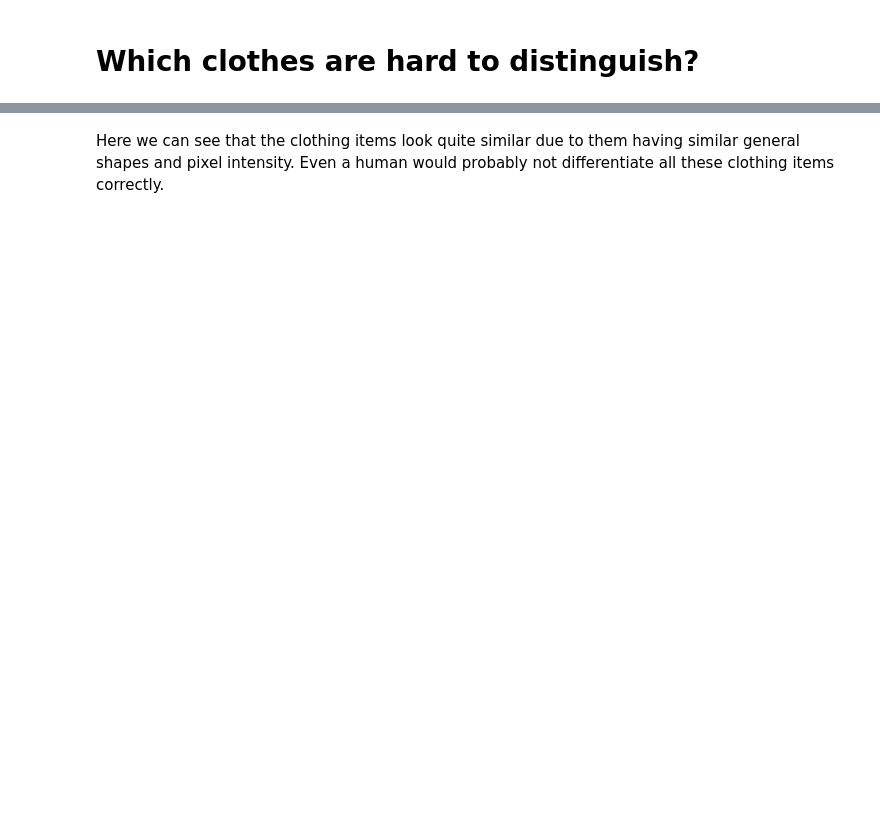
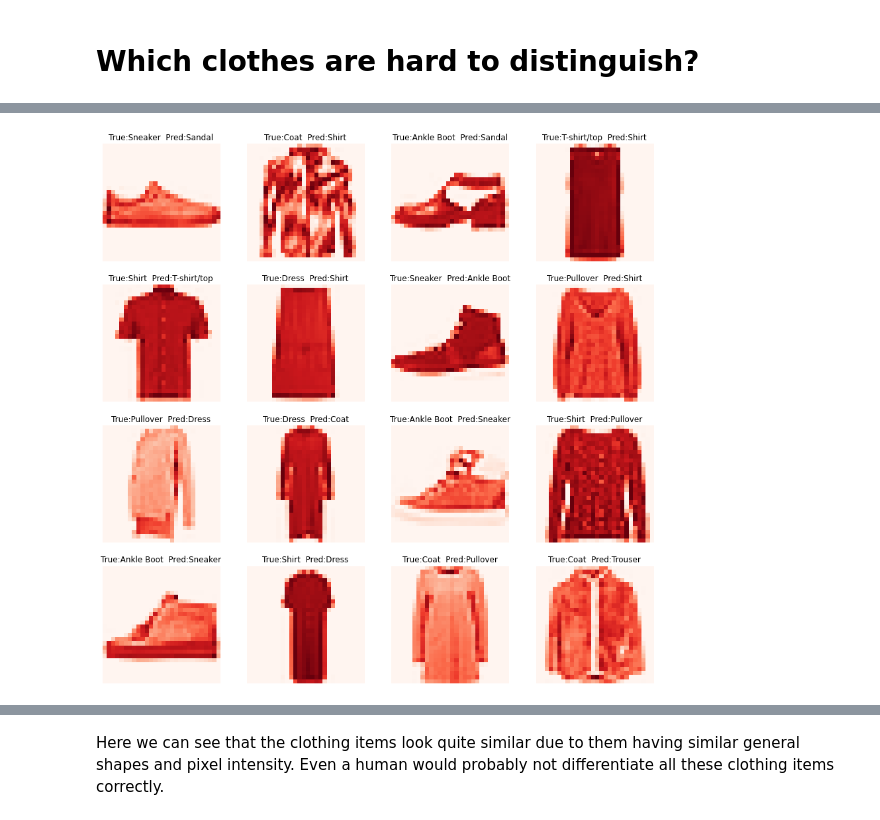
Before and after one commit to JLechuga94/Machine-Learning, a Jupyter notebook: notebook12_dm_fashion_mnist.ipynb, the cells around one changed output, grey strips where cells are left out. Drawn from its saved outputs; the diff is of its cells as text; code cells hidden in the pictures; blank space fills up the shorter version.

```diff
--- a/notebook12_dm_fashion_mnist.ipynb
+++ b/notebook12_dm_fashion_mnist.ipynb
@@ -614,0 +655,4 @@ NameError: name 'model' is not defined
+# %%
+plot_images(incorrect, "Reds")
+# %% [output]
+[figure, added]
```
Also changed, not shown: parts of 22 cells of this notebook.
